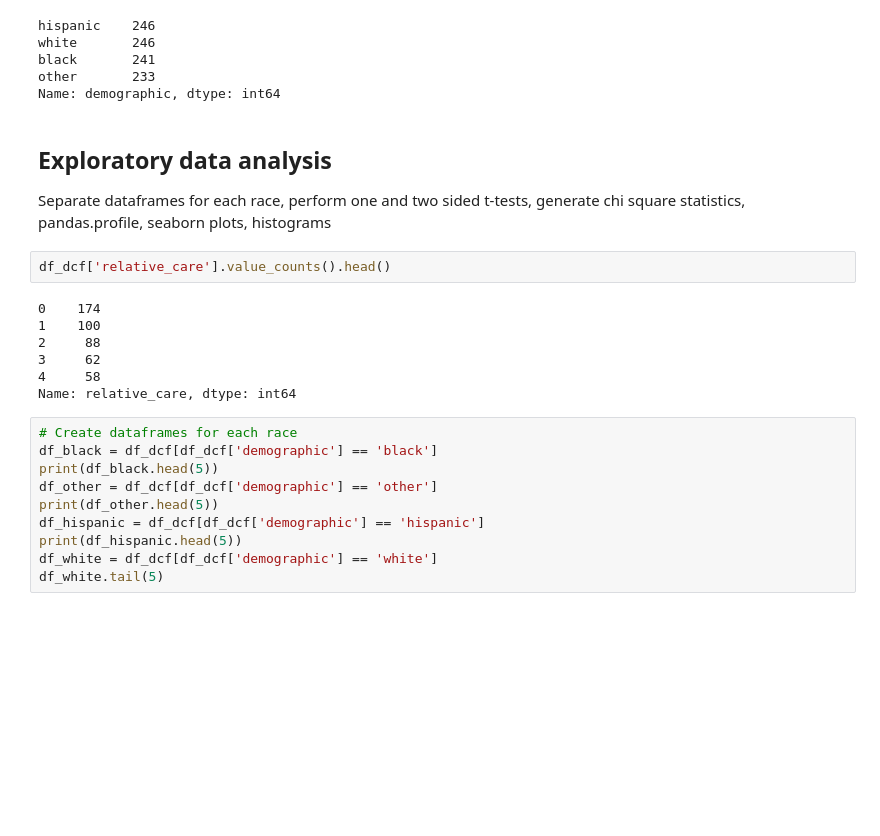
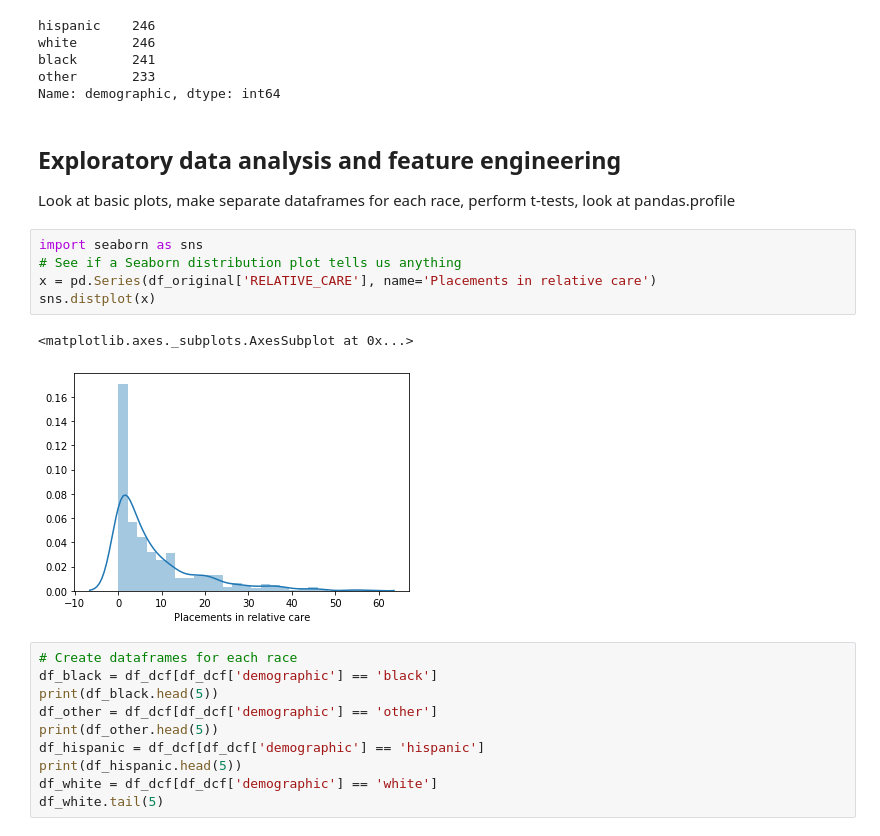
Before and after one commit to BoWarburton/DS-Unit-1-Sprint-4-Build-Week-1, a Jupyter notebook: Unit_1_Build_Week_Bo_Warburton.ipynb, the cells around one changed output. Cells and saved outputs as stored; diff of their text form; blank space fills up the shorter version.

Commit message:
Adds plots and blog post-type verbiage

```diff
--- a/Unit_1_Build_Week_Bo_Warburton.ipynb
+++ b/Unit_1_Build_Week_Bo_Warburton.ipynb
@@ -249,18 +246,17 @@ black       241
 other       233
 Name: demographic, dtype: int64
 # %% [markdown]
-## Exploratory data analysis
+## Exploratory data analysis and feature engineering
 
-Separate dataframes for each race, perform one and two sided t-tests, generate chi square statistics, pandas.profile, seaborn plots, histograms
+Look at basic plots, make separate dataframes for each race, perform t-tests, look at pandas.profile
-# %%
-df_dcf['relative_care'].value_counts().head()
-# %% [output]
-0    174
-1    100
-2     88
-3     62
-4     58
-Name: relative_care, dtype: int64
+# %%
+import seaborn as sns
+# See if a Seaborn distribution plot tells us anything
+x = pd.Series(df_original['RELATIVE_CARE'], name='Placements in relative care')
+sns.distplot(x)
+# %% [output]
+<matplotlib.axes._subplots.AxesSubplot at 0x...>
+[figure, added]
 # %%
 # Create dataframes for each race
 df_black = df_dcf[df_dcf['demographic'] == 'black']
```
Also changed, not shown: parts of 27 cells of this notebook.
